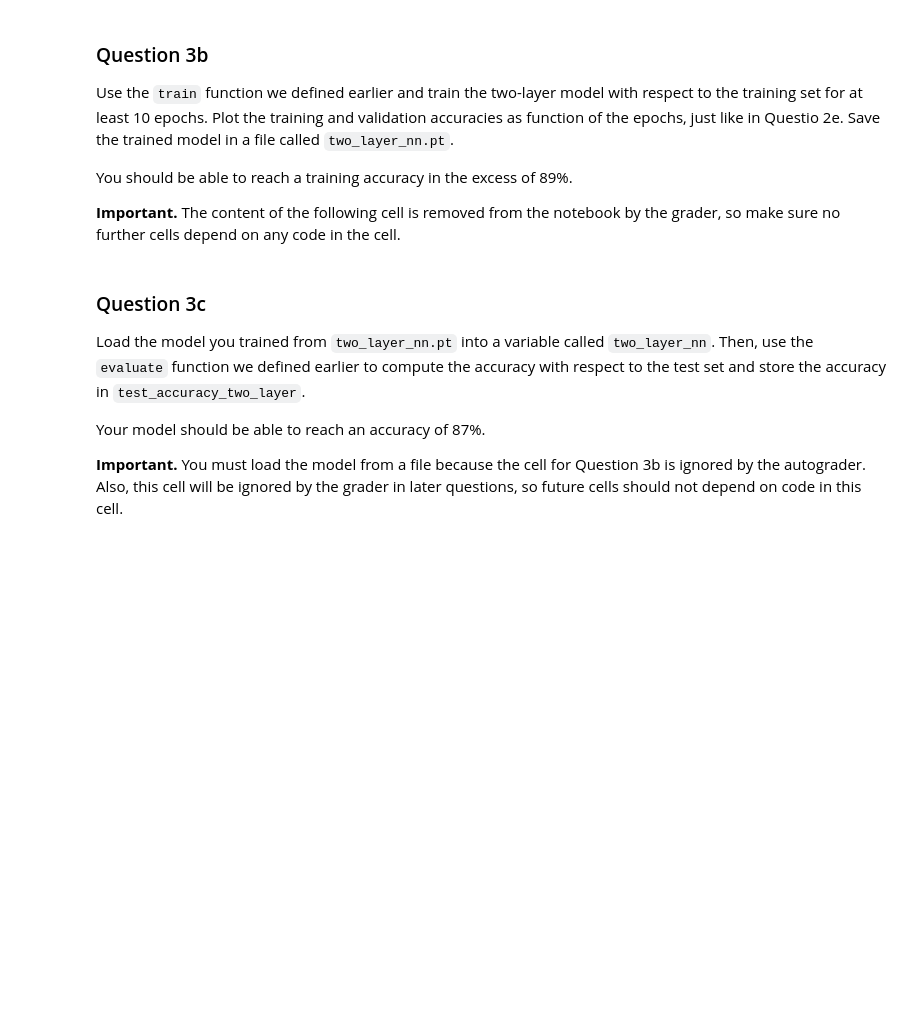
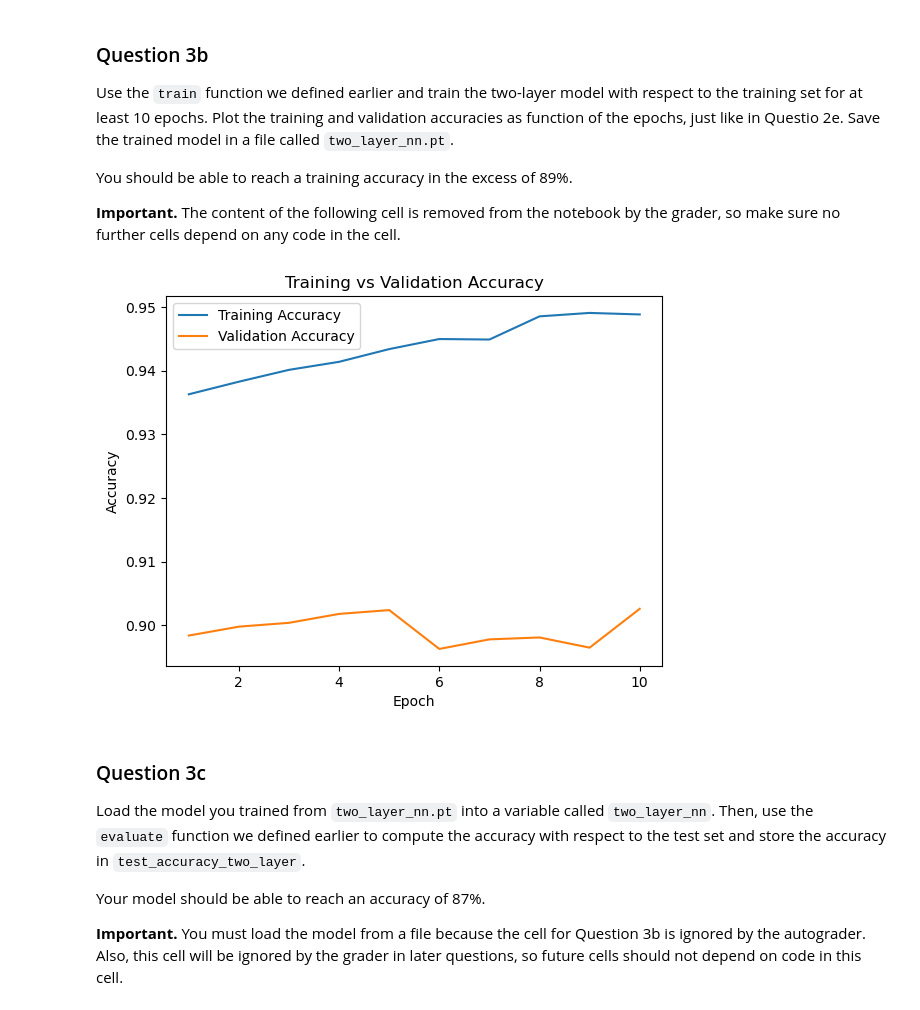
Before and after one commit to BoLaker/Data-Science-and-AI, a Jupyter notebook: assignment5_template.ipynb, the cells around one changed output. Saved outputs shown, nothing was run; the diff lists cells and outputs as text; code cells hidden in the pictures; blank space fills up the shorter version.

```diff
--- a/assignment5_template.ipynb
+++ b/assignment5_template.ipynb
@@ -364,13 +358,32 @@ class TwoLayerNN(nn.Module):
         - output_size: number of outputs (number of classes)
         - dropout_prob: float, probability parameter for the dropout layers
         """
-        raise NotImplementedError
+        super(TwoLayerNN, self).__init__()
+        m1,m2 = hidden_sizes
+        self.hidden1 = nn.Linear(input_size,m1)
+        self.dropout1 = nn.Dropout(dropout_prob)
+
+        self.hidden2 = nn.Linear(m1,m2)
+        self.dropout2 = nn.Dropout(dropout_prob)
+
+        self.out = nn.Linear(m2,output_size)
+        self.relu = nn.ReLU()
+
+
 
     def forward(self, x):
         """
         Evaluates the network for the given argument x.
         """
-        raise NotImplementedError
+        x = x.view(x.size(0),-1)
+        x = self.relu(self.hidden1(x))
+        x = self.dropout1(x)
+        x = self.relu(self.hidden2(x))
+        x = self.dropout2(x)
+        x = self.out(x)
+        return x
+
+two_layer_nn = TwoLayerNN(28*28, (512,256), 10, 0.2)
 # %% [markdown]
 ### Question 3b
 
@@ -382,6 +395,23 @@ You should be able to reach a training accuracy in the excess of 89%.
 # %%
 # Codegrade Tag Question3b
 # Do *not* remove the tag above
+train_losses, train_accuracies, val_losses, val_accuracies = train(
+    two_layer_nn, train_loader, val_loader, num_epochs=10
+)
+
+torch.save(two_layer_nn.state_dict(), 'two_layer_nn.pt')
+
+epochs = range(1, len(train_accuracies) + 1)
+
+plt.plot(epochs, train_accuracies, label='Training Accuracy')
+plt.plot(epochs, val_accuracies,   label='Validation Accuracy')
+plt.xlabel('Epoch')
+plt.ylabel('Accuracy')
+plt.title('Training vs Validation Accuracy')
+plt.legend()
+plt.show()
+# %% [output]
+[figure, added]
 # %% [markdown]
 ### Question 3c
 
```
Also changed, not shown: parts of 10 cells of this notebook, 4 other files.
